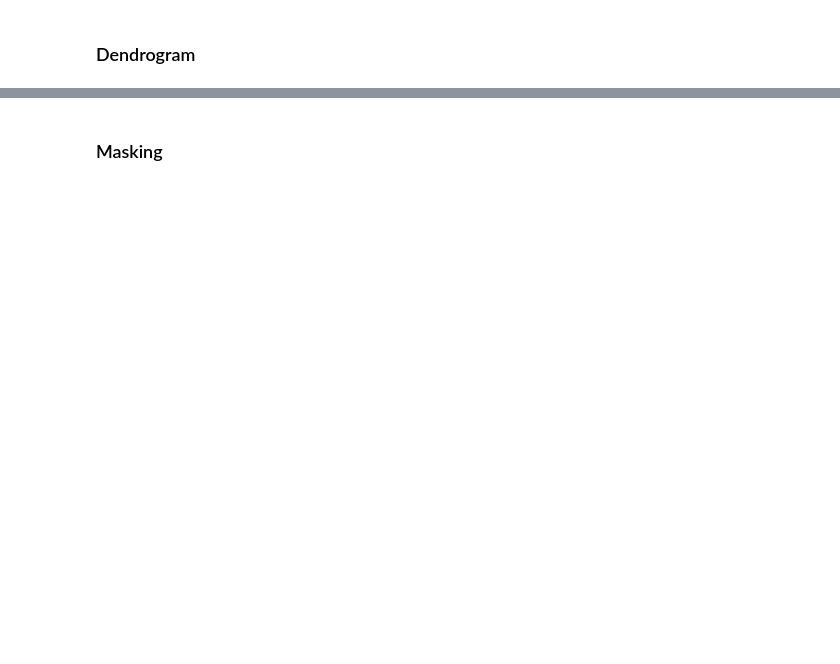
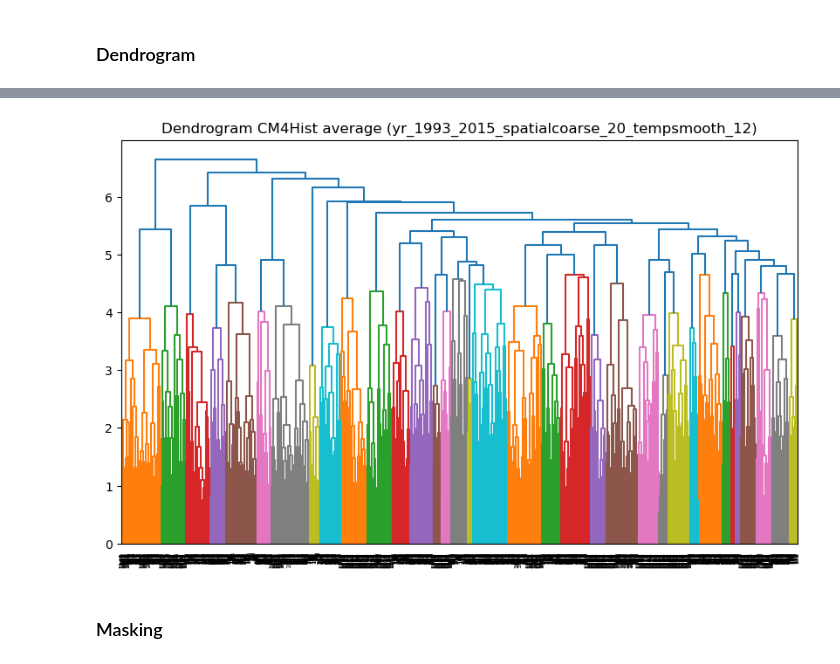
Before and after one commit to jetesdal/sea_level_covariability, a Jupyter notebook: notebooks/AHCA_clustering_func_model.ipynb, the cells around one changed output, grey strips where cells are left out. Drawn from its saved outputs; the diff is of its cells as text; code cells hidden in the pictures; blank space fills up the shorter version.

```diff
--- a/notebooks/AHCA_clustering_func_model.ipynb
+++ b/notebooks/AHCA_clustering_func_model.ipynb
@@ -229,3 +210,21 @@ Text(0.5, 1.0, 'Dendrogram CM4Hist average trunc (yr_1993_2015_spatialcoarse_20_
+# %%
+method_dend = 'average'
+
+# Generate the dendrogram
+dendrogram_dict = hierarchy.dendrogram(linkage(distance_matrix, method=method_dend))
+#plt.ylim(0, 8)
+
+# Change the figure size
+fig = plt.gcf()
+fig.set_size_inches(10, 6)  # Set the desired width and height
+
+# Add a title
+plt.title(f"Dendrogram CM4Hist {method_dend} (yr_{start_year}_{end_year}_spatialcoarse_{coarsen_factor_longitude}_tempsmooth_{rolling_window})")
+
+# Show the dendrogram
+plt.savefig(f'model_maps/3_dendro/dendrogram_zos_regrid_nontrunc_{method_dend}_yr_{start_year}_{end_year}_spatialcoarse_{coarsen_factor_longitude}_tempsmooth_{rolling_window}.png')
+# %% [output]
+[figure, added]
 # %% [markdown]
 ### Masking
 # %%
```
Also changed, not shown: parts of 12 cells of this notebook.
